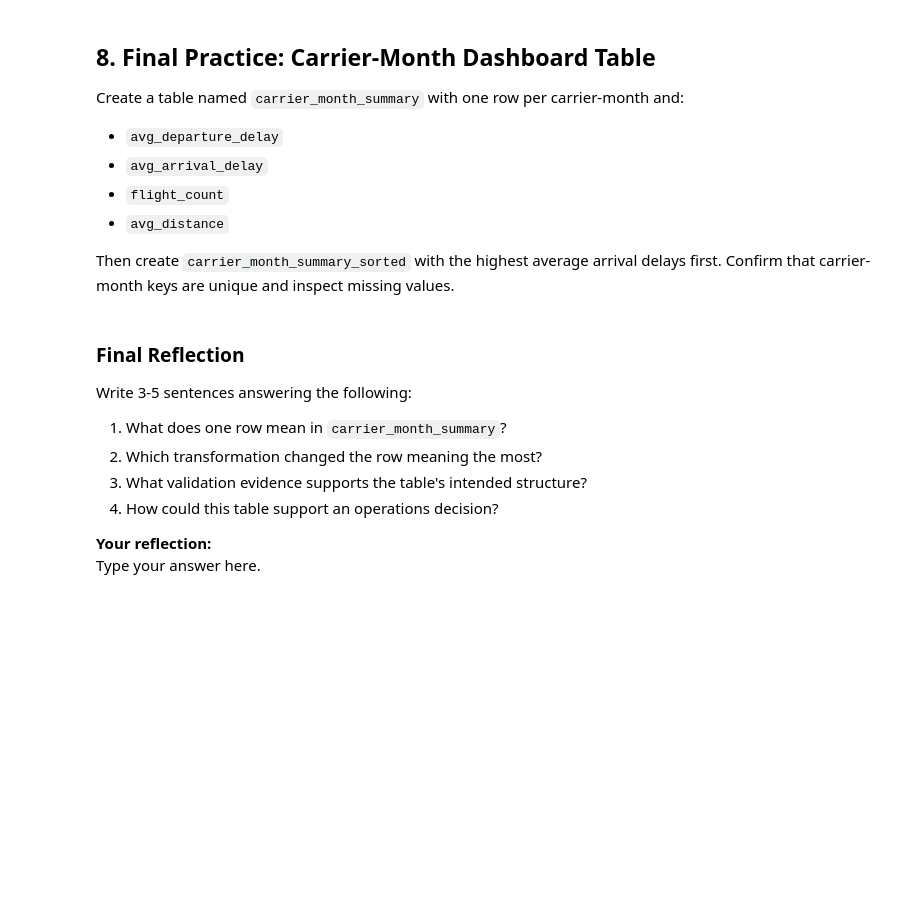
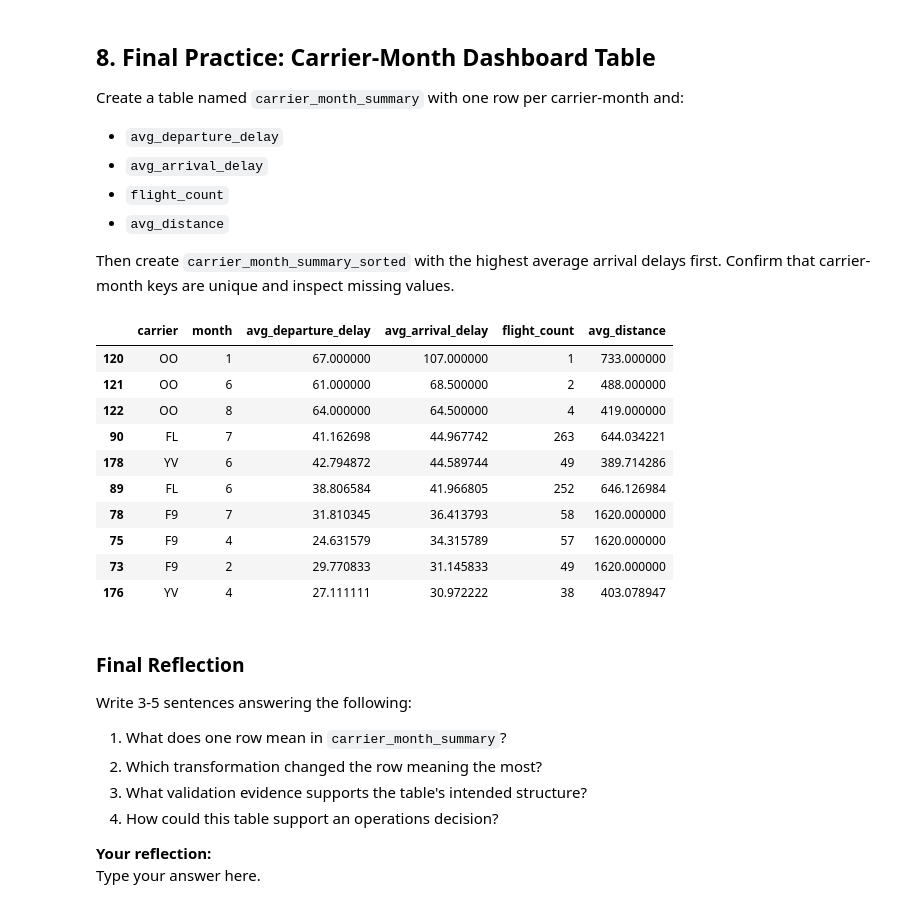
Before and after one commit to Landorodd/BAN6003-week-7-8, a Jupyter notebook: notebooks/module7_aggregation_reshaping_guided_lab.ipynb, the cells around one changed output. Saved outputs shown, nothing was run; the diff lists cells and outputs as text; code cells hidden in the pictures; blank space fills up the shorter version.

```diff
--- a/notebooks/module7_aggregation_reshaping_guided_lab.ipynb
+++ b/notebooks/module7_aggregation_reshaping_guided_lab.ipynb
@@ -559,7 +647,36 @@ Then create `carrier_month_summary_sorted` with the highest average arrival dela
 # %%
 # Final Practice Step 1
 # Replace None with your carrier-month aggregation.
-carrier_month_summary = None
+carrier_month_summary = (
+    flights
+    .groupby(["carrier", "month"])
+    .agg(
+        avg_departure_delay=("dep_delay", "mean"),
+        avg_arrival_delay=("arr_delay", "mean"),
+        flight_count=("flight", "count"),
+        avg_distance=("distance", "mean")
+    )
+    .reset_index()
+)
+
+carrier_month_summary_sorted = carrier_month_summary.sort_values(
+    by="avg_arrival_delay",
+    ascending=False
+)
+
+carrier_month_summary_sorted.head(10)
+# %% [output]
+|  | carrier | month | avg_departure_delay | avg_arrival_delay | flight_count | avg_distance |
+| 120 | OO | 1 | 67.000000 | 107.000000 | 1 | 733.000000 |
+| 121 | OO | 6 | 61.000000 | 68.500000 | 2 | 488.000000 |
+| 122 | OO | 8 | 64.000000 | 64.500000 | 4 | 419.000000 |
+| 90 | FL | 7 | 41.162698 | 44.967742 | 263 | 644.034221 |
+| 178 | YV | 6 | 42.794872 | 44.589744 | 49 | 389.714286 |
+| 89 | FL | 6 | 38.806584 | 41.966805 | 252 | 646.126984 |
+| 78 | F9 | 7 | 31.810345 | 36.413793 | 58 | 1620.000000 |
+| 75 | F9 | 4 | 24.631579 | 34.315789 | 57 | 1620.000000 |
+| 73 | F9 | 2 | 29.770833 | 31.145833 | 49 | 1620.000000 |
+| 176 | YV | 4 | 27.111111 | 30.972222 | 38 | 403.078947 |
 # %%
 # Final Practice Step 2
 # Create carrier_month_summary_sorted with highest average arrival delay first.
```
Also changed, not shown: parts of 11 cells of this notebook.
